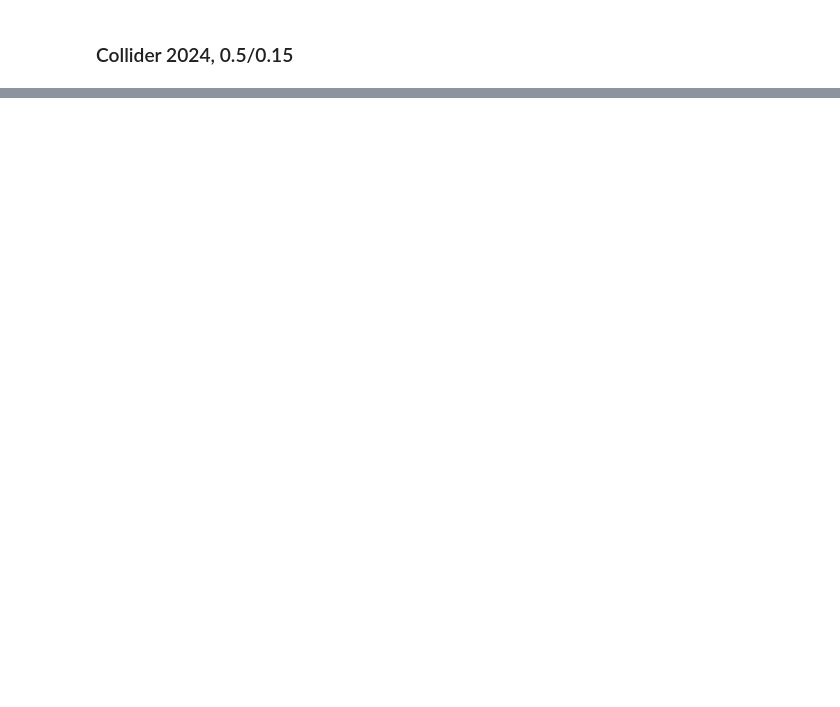
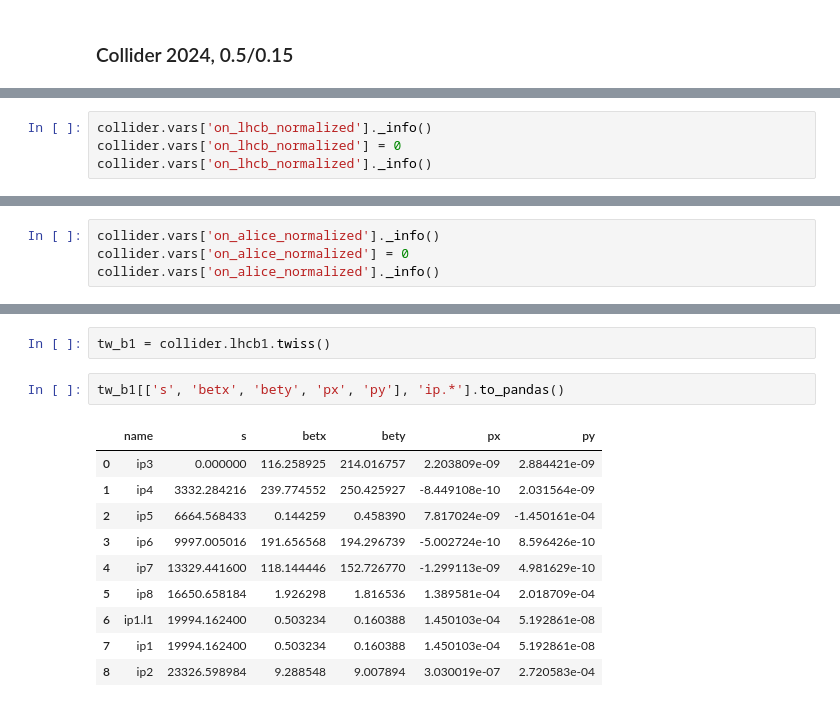
Before and after one commit to yangelis/example_DA_study, a Jupyter notebook: master_study/analysis/footprints_2023_2024/footprints_runIII_2023_2024.ipynb, the cells around one changed output, grey strips where cells are left out. Cells and saved outputs as stored; diff of their text form; blank space fills up the shorter version.

```diff
--- a/master_study/analysis/footprints_2023_2024/footprints_runIII_2023_2024.ipynb
+++ b/master_study/analysis/footprints_2023_2024/footprints_runIII_2023_2024.ipynb
@@ -377,0 +365,4 @@ Done computing footprint.
+# %%
+collider.vars['on_lhcb_normalized']._info()
+collider.vars['on_lhcb_normalized'] = 0
+collider.vars['on_lhcb_normalized']._info()
@@ -377,0 +387,4 @@ Done computing footprint.
+# %%
+collider.vars['on_alice_normalized']._info()
+collider.vars['on_alice_normalized'] = 0
+collider.vars['on_alice_normalized']._info()
@@ -377,0 +409,15 @@ Done computing footprint.
+# %%
+tw_b1 = collider.lhcb1.twiss()
+# %%
+tw_b1[['s', 'betx', 'bety', 'px', 'py'], 'ip.*'].to_pandas()
+# %% [output]
+|  | name | s | betx | bety | px | py |
+| 0 | ip3 | 0.000000 | 116.258925 | 214.016757 | 2.203809e-09 | 2.884421e-09 |
+| 1 | ip4 | 3332.284216 | 239.774552 | 250.425927 | -8.449108e-10 | 2.031564e-09 |
+| 2 | ip5 | 6664.568433 | 0.144259 | 0.458390 | 7.817024e-09 | -1.450161e-04 |
+| 3 | ip6 | 9997.005016 | 191.656568 | 194.296739 | -5.002724e-10 | 8.596426e-10 |
+| 4 | ip7 | 13329.441600 | 118.144446 | 152.726770 | -1.299113e-09 | 4.981629e-10 |
+| 5 | ip8 | 16650.658184 | 1.926298 | 1.816536 | 1.389581e-04 | 2.018709e-04 |
+| 6 | ip1.l1 | 19994.162400 | 0.503234 | 0.160388 | 1.450103e-04 | 5.192861e-08 |
+| 7 | ip1 | 19994.162400 | 0.503234 | 0.160388 | 1.450103e-04 | 5.192861e-08 |
+| 8 | ip2 | 23326.598984 | 9.288548 | 9.007894 | 3.030019e-07 | 2.720583e-04 |
```
Also changed, not shown: parts of 10 cells of this notebook, 2 other files.
